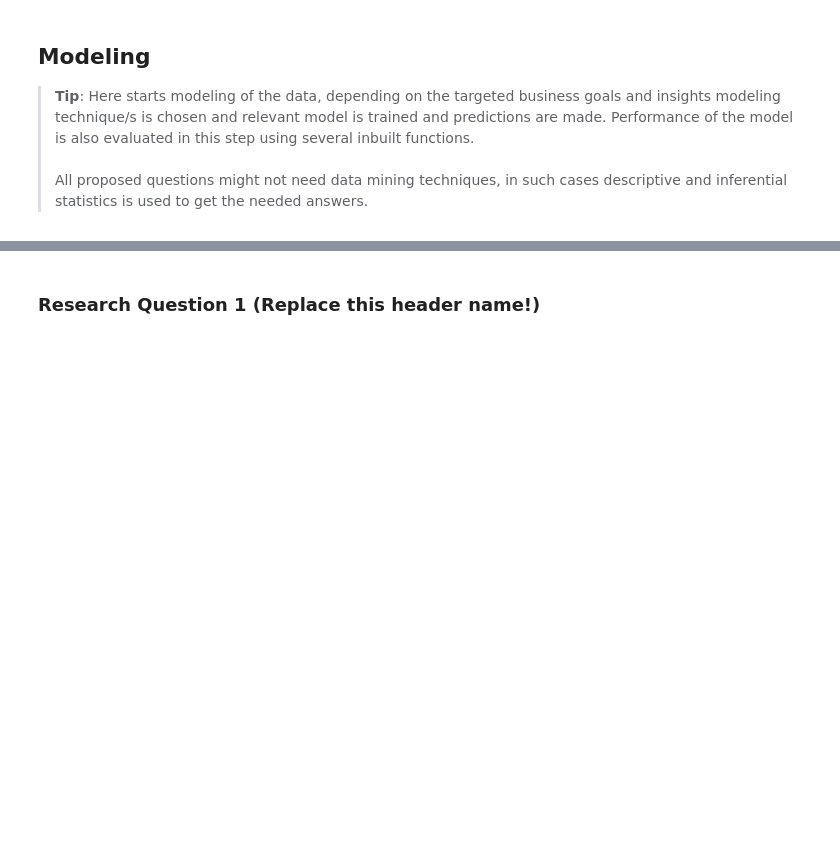
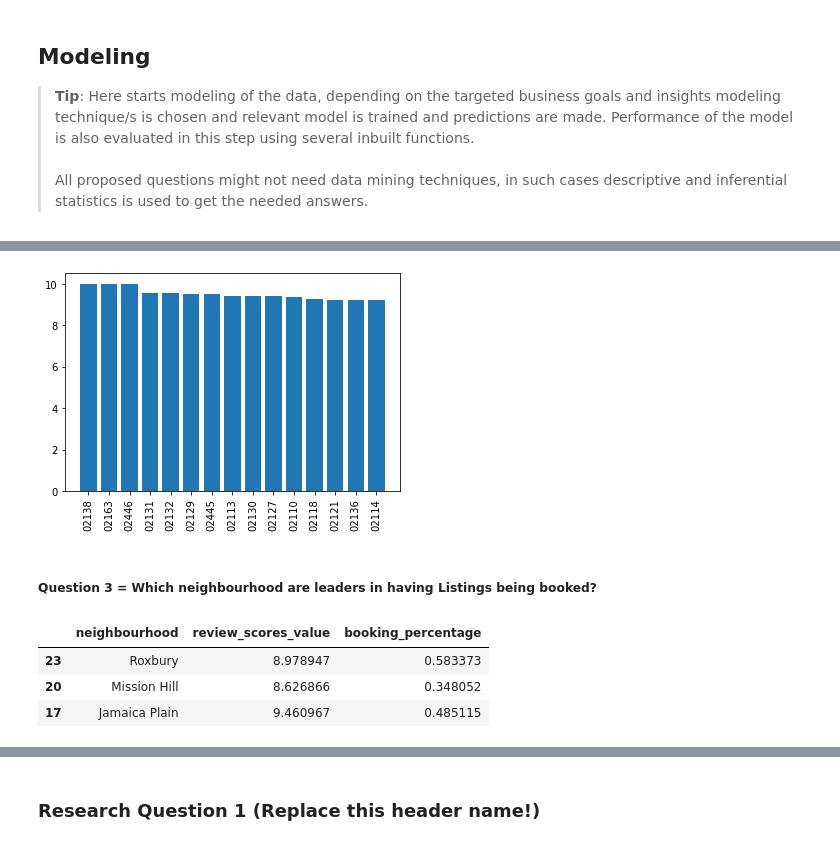
Before and after one commit to sdaphtardar/airbnb_dataset_analysis, a Jupyter notebook: AirBnB_Data_Analysis.ipynb, the cells around one changed output, grey strips where cells are left out. Saved outputs shown, nothing was run; the diff lists cells and outputs as text; code cells hidden in the pictures; blank space fills up the shorter version.

```diff
--- a/AirBnB_Data_Analysis.ipynb
+++ b/AirBnB_Data_Analysis.ipynb
@@ -2157,0 +2217,2 @@ dtype: int64
+# %%
+df_temp = df_zipcode_details.nlargest(15, 'review_scores_value')[['zipcode','review_scores_value']]
@@ -2157,0 +2238,14 @@ dtype: int64
+# %%
+plt.bar(df_temp.zipcode, df_temp.review_scores_value)
+plt.xticks(rotation=90);
+# %% [output]
+[figure, added]
+# %% [markdown]
+##### Question 3 =  Which neighbourhood are leaders in having Listings being booked?
+# %%
+df_neighbourhood_details.sample(3)
+# %% [output]
+|  | neighbourhood | review_scores_value | booking_percentage |
+| 23 | Roxbury | 8.978947 | 0.583373 |
+| 20 | Mission Hill | 8.626866 | 0.348052 |
+| 17 | Jamaica Plain | 9.460967 | 0.485115 |
```
Also changed, not shown: parts of 37 cells of this notebook.
